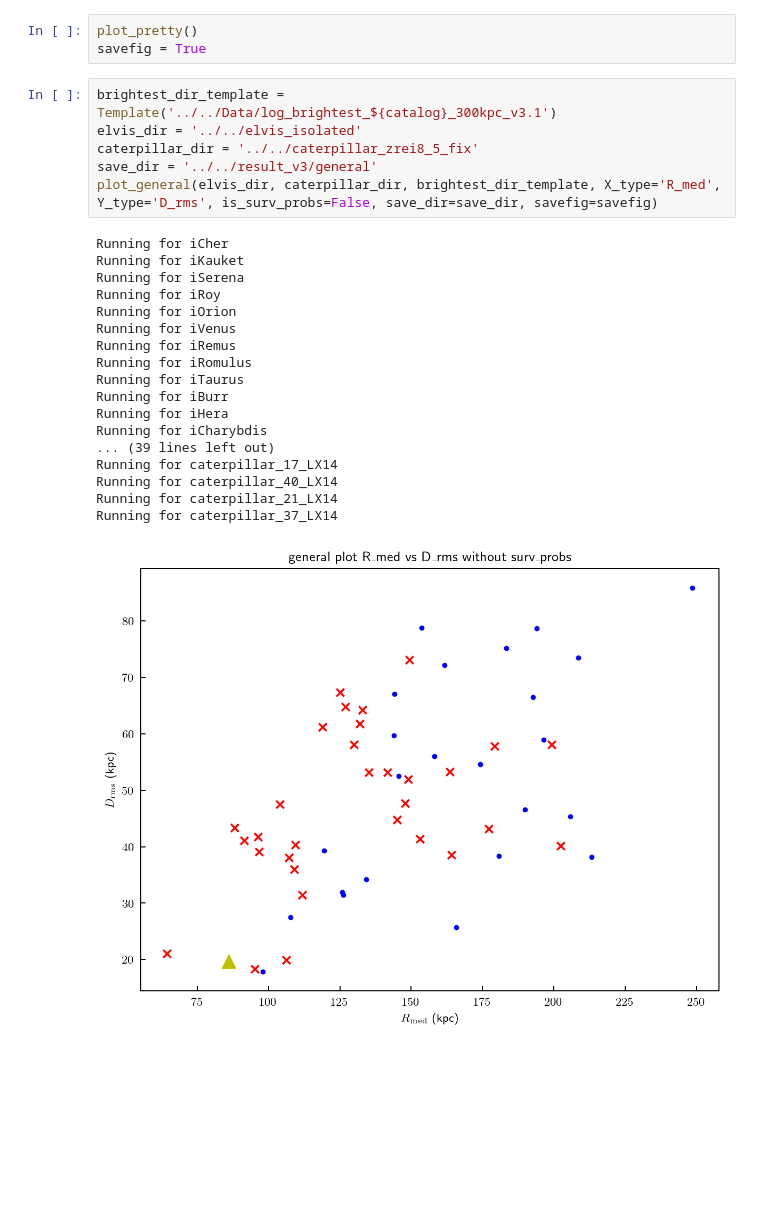
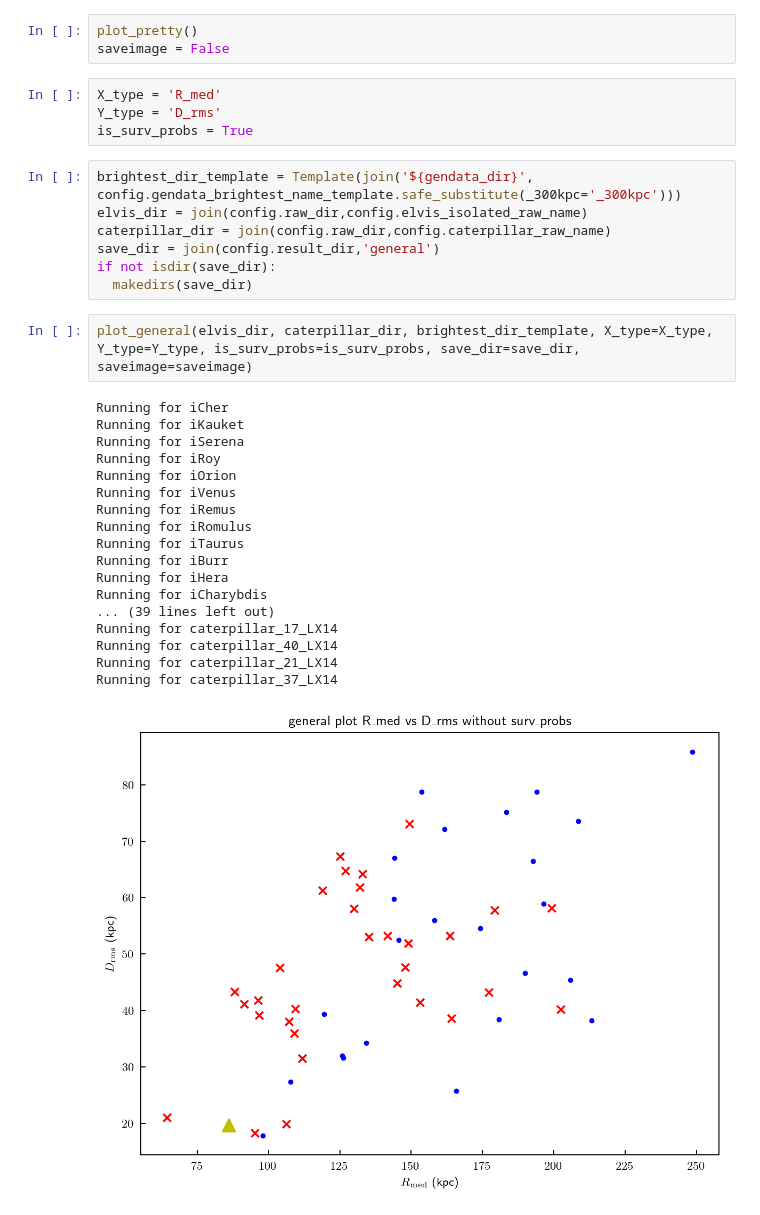
Before and after one commit to khanhnp910/SatelliteAnisotropy, a Jupyter notebook: src/test_notebook_general_v3.ipynb, the cells around one changed output. Cells and saved outputs as stored; diff of their text form; blank space fills up the shorter version.

```diff
--- a/src/test_notebook_general_v3.ipynb
+++ b/src/test_notebook_general_v3.ipynb
@@ -11,28 +12,35 @@ import os
-# %%
-plot_pretty()
-savefig = True
-# %%
-brightest_dir_template = Template('../../Data/log_brightest_${catalog}_300kpc_v3.1')
-elvis_dir = '../../elvis_isolated'
-caterpillar_dir = '../../caterpillar_zrei8_5_fix'
-save_dir = '../../result_v3/general'
-plot_general(elvis_dir, caterpillar_dir, brightest_dir_template, X_type='R_med', Y_type='D_rms', is_surv_probs=False, save_dir=save_dir, savefig=savefig)
-# %% [output]
-Running for iCher
-Running for iKauket
-Running for iSerena
-Running for iRoy
-Running for iOrion
-Running for iVenus
-Running for iRemus
-Running for iRomulus
-Running for iTaurus
-Running for iBurr
-Running for iHera
-Running for iCharybdis
-... (39 lines left out)
-Running for caterpillar_17_LX14
-Running for caterpillar_40_LX14
-Running for caterpillar_21_LX14
-Running for caterpillar_37_LX14
-[figure, removed]
+# %%
+plot_pretty()
+saveimage = False
+# %%
+X_type = 'R_med'
+Y_type = 'D_rms'
+is_surv_probs = True
+# %%
+brightest_dir_template = Template(join('${gendata_dir}', config.gendata_brightest_name_template.safe_substitute(_300kpc='_300kpc')))
+elvis_dir = join(config.raw_dir,config.elvis_isolated_raw_name)
+caterpillar_dir = join(config.raw_dir,config.caterpillar_raw_name)
+save_dir = join(config.result_dir,'general')
+if not isdir(save_dir):
+  makedirs(save_dir)
+# %%
+plot_general(elvis_dir, caterpillar_dir, brightest_dir_template, X_type=X_type, Y_type=Y_type, is_surv_probs=is_surv_probs, save_dir=save_dir, saveimage=saveimage)
+# %% [output]
+Running for iCher
+Running for iKauket
+Running for iSerena
+Running for iRoy
+Running for iOrion
+Running for iVenus
+Running for iRemus
+Running for iRomulus
+Running for iTaurus
+Running for iBurr
+Running for iHera
+Running for iCharybdis
+... (39 lines left out)
+Running for caterpillar_17_LX14
+Running for caterpillar_40_LX14
+Running for caterpillar_21_LX14
+Running for caterpillar_37_LX14
+[figure, added]
```
Also changed, not shown: parts of 1 cell of this notebook, 8 other files.
